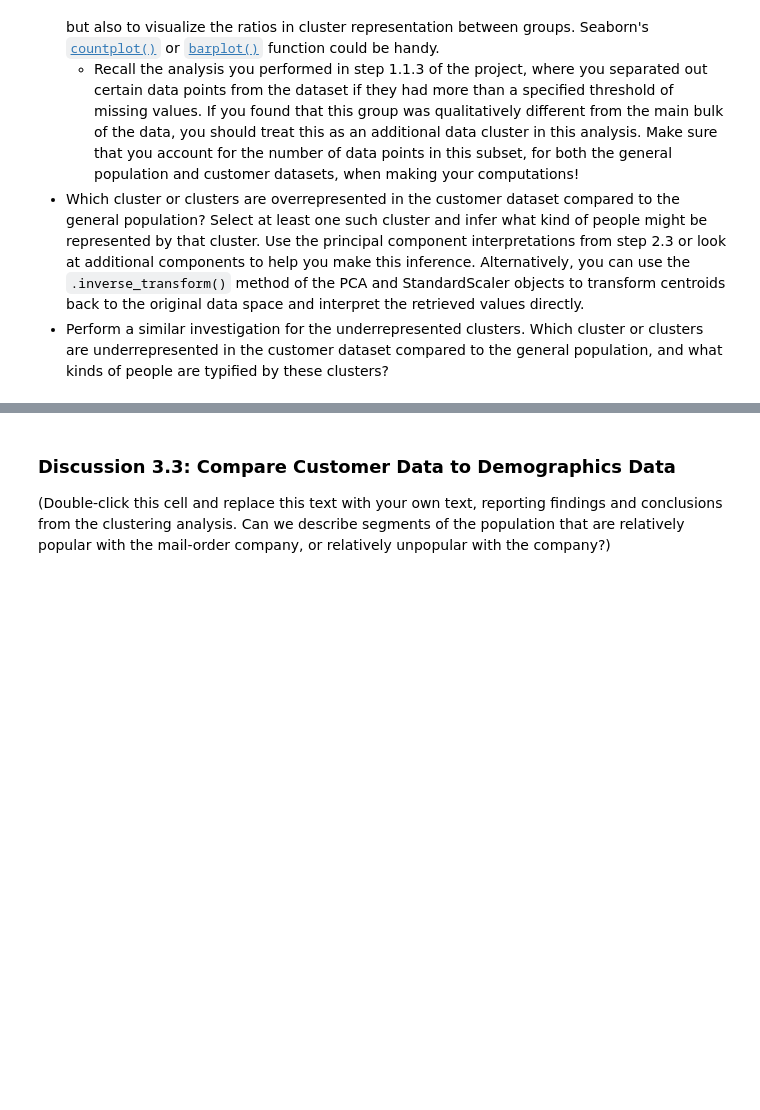
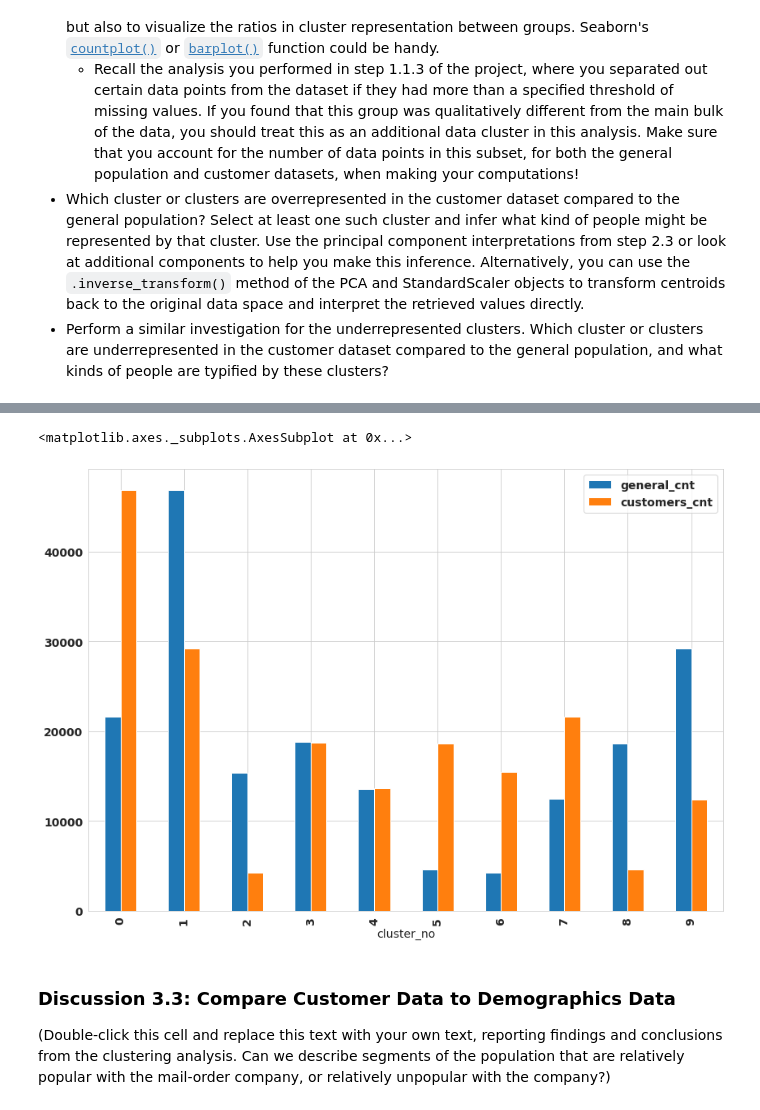
Before and after one commit to jmnickerson05/udacity_identify_customer_segments, a Jupyter notebook: Identify_Customer_Segments.ipynb, the cells around one changed output, grey strips where cells are left out. Saved outputs shown, nothing was run; the diff lists cells and outputs as text; code cells hidden in the pictures; blank space fills up the shorter version.

```diff
--- a/Identify_Customer_Segments.ipynb
+++ b/Identify_Customer_Segments.ipynb
@@ -966,3 +1221,25 @@ Take a look at the following points in this step:
+# %%
+"""
+Formatting how-to taken from:
+https://stackoverflow.com/questions/3899980/how-to-change-the-font-size-on-a-matplotlib-plot
+"""
+
+font = {'family' : 'normal',
+        'weight' : 'bold',
+        'size'   : 14}
+
+plt.rc('font', **font)
+
+clusters_df = azdias.predicted_cluster.value_counts().reset_index().merge(
+    customers.predicted_cluster.value_counts().reset_index(),
+    how='inner', on='index')
+
+clusters_df.columns=['cluster_no', 'general_cnt', 'customers_cnt']
+clusters_df = clusters_df.sort_values(by='cluster_no')
+clusters_df.plot(x='cluster_no', y=['general_cnt','customers_cnt'], kind='bar', figsize=(14,10))
+# %% [output]
+<matplotlib.axes._subplots.AxesSubplot at 0x...>
+[figure, added]
 # %%
 # What kinds of people are part of a cluster that is overrepresented in the
 # customer data compared to the general population?
```
Also changed, not shown: parts of 33 cells of this notebook.
